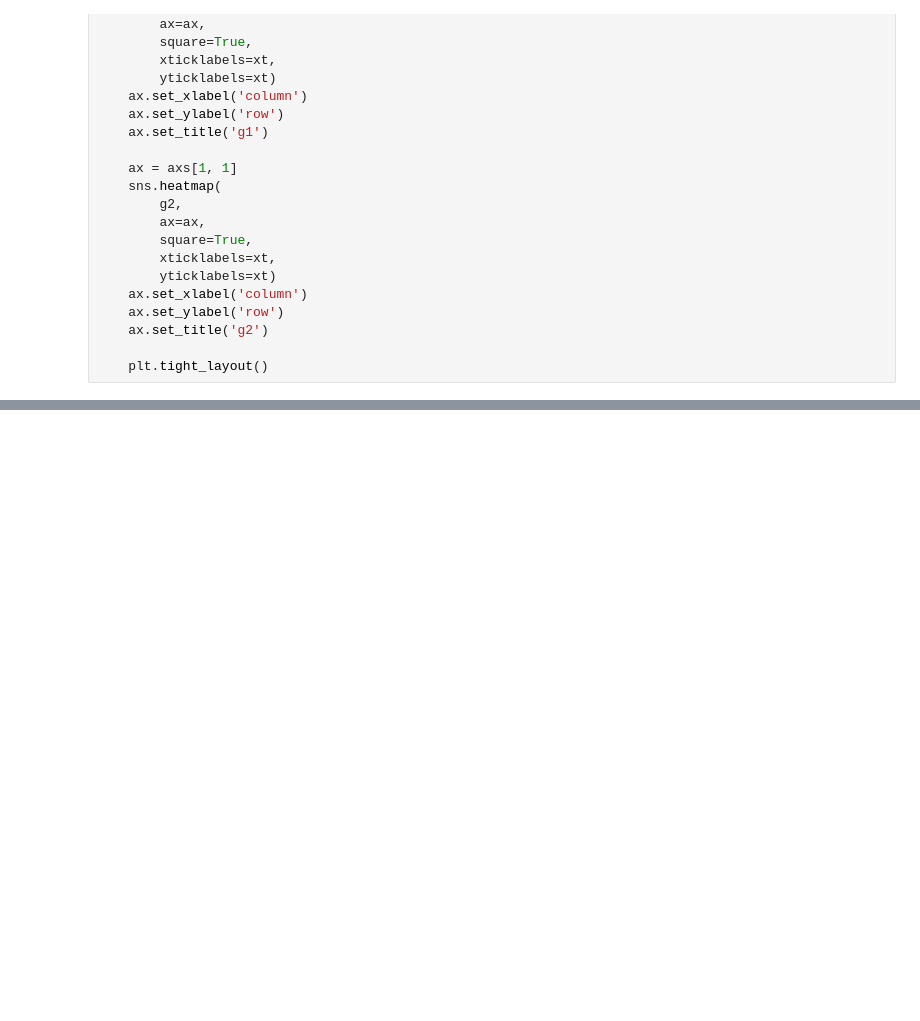
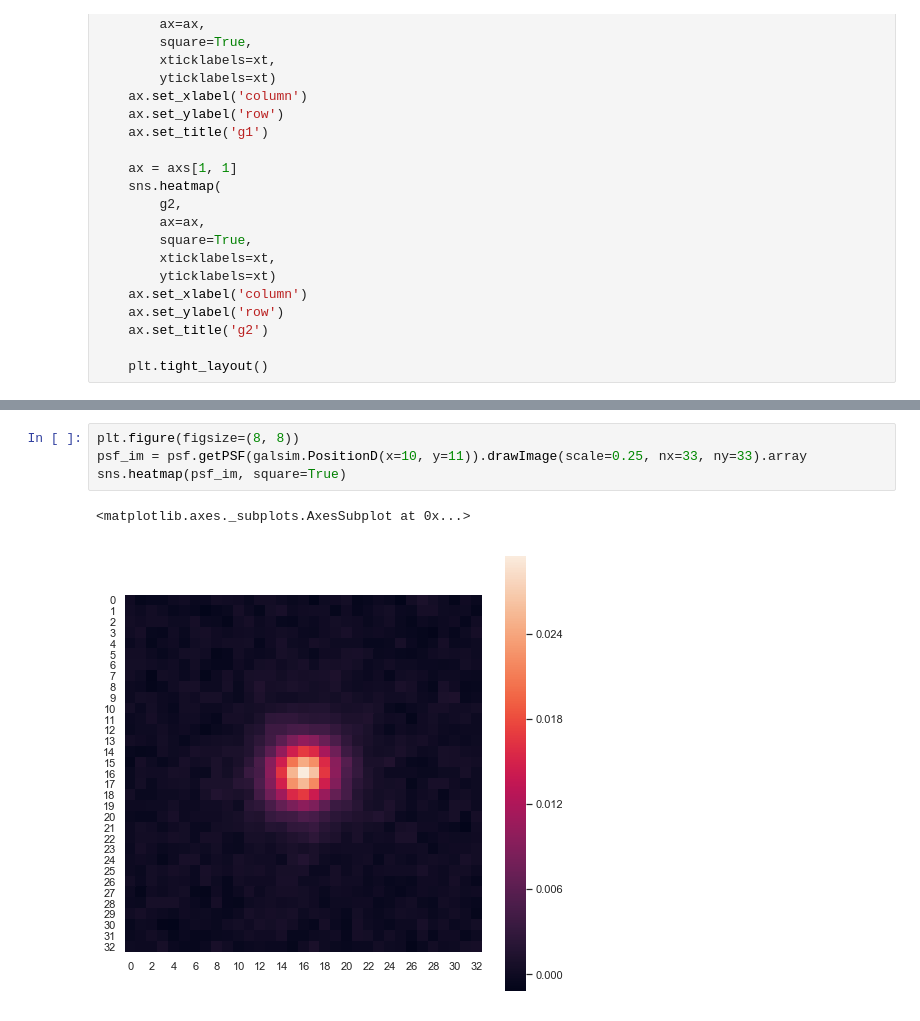
Before and after one commit to beckermr/metadetect-sims, a Jupyter notebook: plots_and_notebooks/plot_ps_psf.ipynb, the cells around one changed output, grey strips where cells are left out. Saved outputs shown, nothing was run; the diff lists cells and outputs as text; blank space fills up the shorter version.

```diff
--- a/plots_and_notebooks/plot_ps_psf.ipynb
+++ b/plots_and_notebooks/plot_ps_psf.ipynb
@@ -93,0 +95,7 @@ _plot_psf_variation(fwhm, g1, g2, n=n)
+# %%
+plt.figure(figsize=(8, 8))
+psf_im = psf.getPSF(galsim.PositionD(x=10, y=11)).drawImage(scale=0.25, nx=33, ny=33).array
+sns.heatmap(psf_im, square=True)
+# %% [output]
+<matplotlib.axes._subplots.AxesSubplot at 0x...>
+[figure, added]
```
Also changed, not shown: parts of 2 cells of this notebook, 3 other files.
